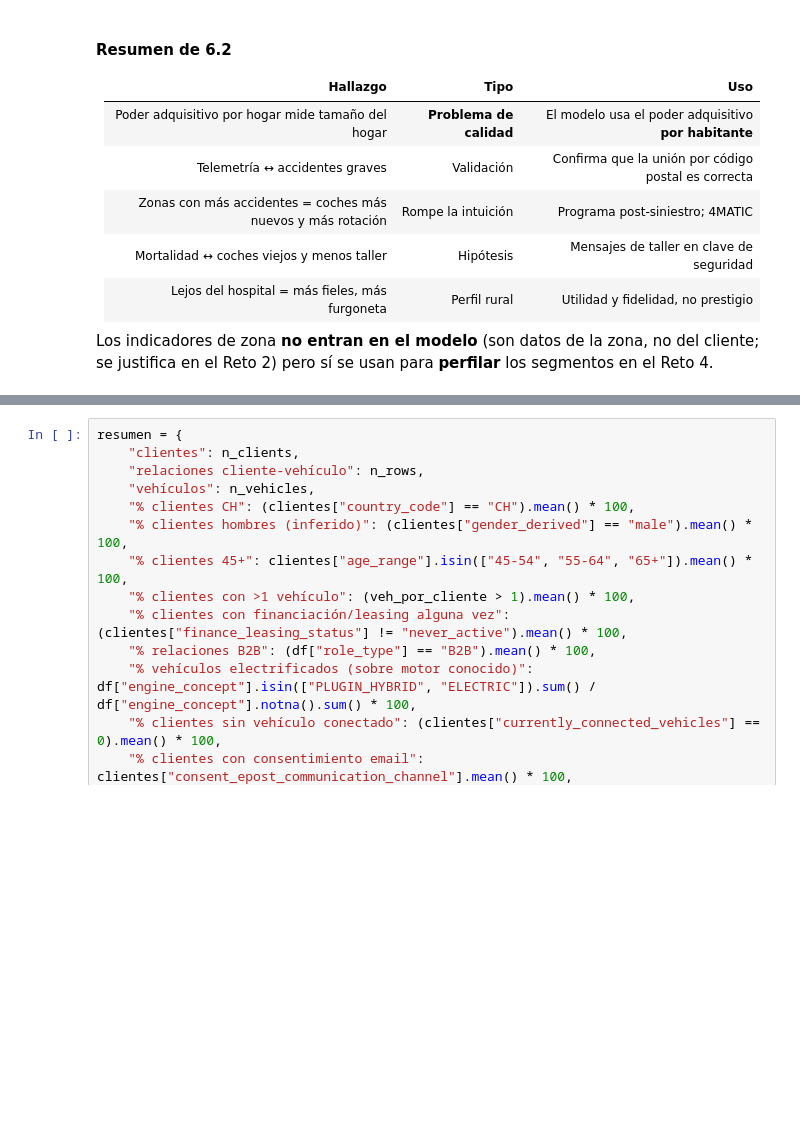
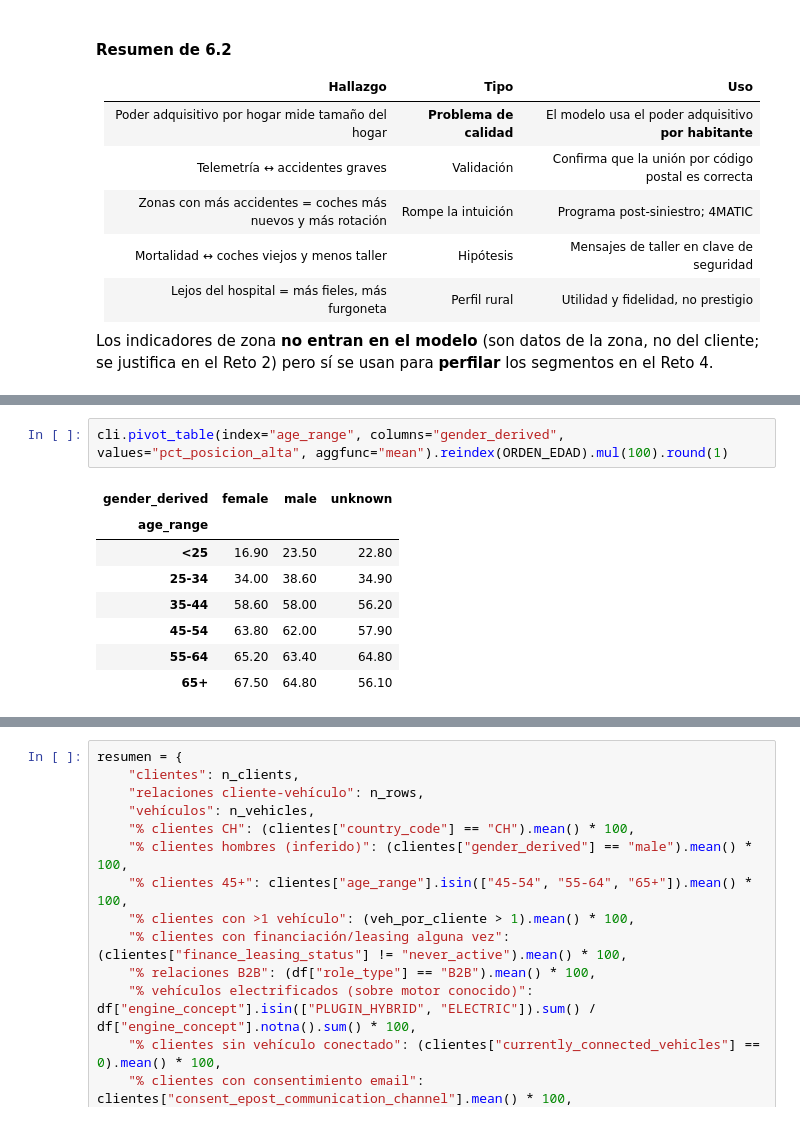
Before and after one commit to albaalibaii/Mercedes-Benz, a Jupyter notebook: Reto1_EDA.ipynb, the cells around one changed output, grey strips where cells are left out. Drawn from its saved outputs; the diff is of its cells as text; blank space fills up the shorter version.

```diff
--- a/Reto1_EDA.ipynb
+++ b/Reto1_EDA.ipynb
@@ -1131,0 +1248,11 @@ pero sí se usan para **perfilar** los segmentos en el Reto 4.
+# %%
+cli.pivot_table(index="age_range", columns="gender_derived", values="pct_posicion_alta", aggfunc="mean").reindex(ORDEN_EDAD).mul(100).round(1)
+# %% [output]
+| gender_derived | female | male | unknown |
+| age_range |  |  |  |
+| <25 | 16.90 | 23.50 | 22.80 |
+| 25-34 | 34.00 | 38.60 | 34.90 |
+| 35-44 | 58.60 | 58.00 | 56.20 |
+| 45-54 | 63.80 | 62.00 | 57.90 |
+| 55-64 | 65.20 | 63.40 | 64.80 |
+| 65+ | 67.50 | 64.80 | 56.10 |
```
Also changed, not shown: parts of 13 cells of this notebook, 10 other files.
